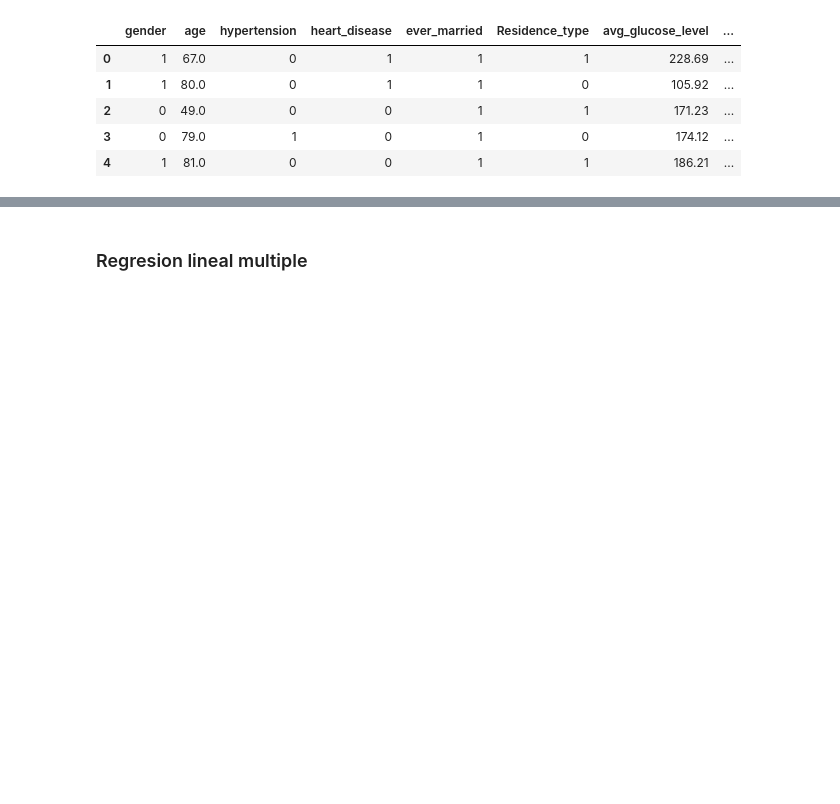
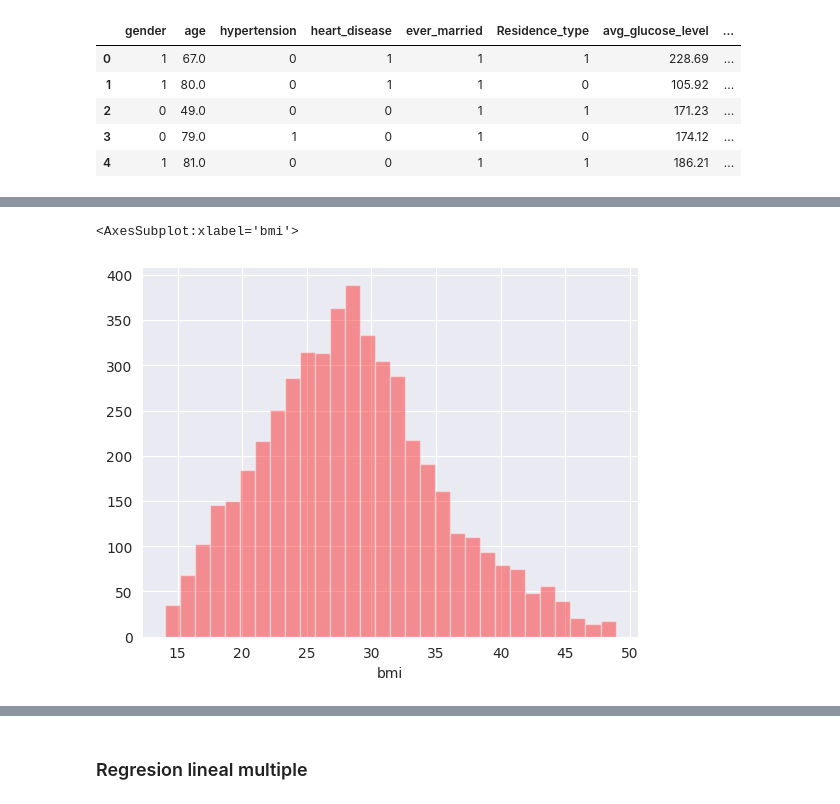
Before and after one commit to sebamas1/IA-TP1, a Jupyter notebook: Saneamiento.ipynb, the cells around one changed output, grey strips where cells are left out. Cells and saved outputs as stored; diff of their text form; code cells hidden in the pictures; blank space fills up the shorter version.

```diff
--- a/Saneamiento.ipynb
+++ b/Saneamiento.ipynb
@@ -61,0 +77,5 @@ plt.show()
+# %%
+sns.distplot(df_fd['bmi'], kde = False, color = 'red', bins = 30)
+# %% [output]
+<AxesSubplot:xlabel='bmi'>
+[figure, added]
```
Also changed, not shown: parts of 9 cells of this notebook.
